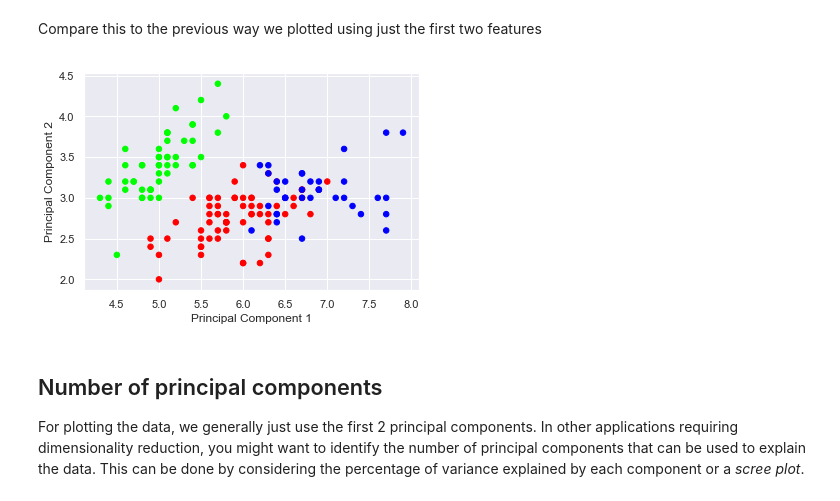
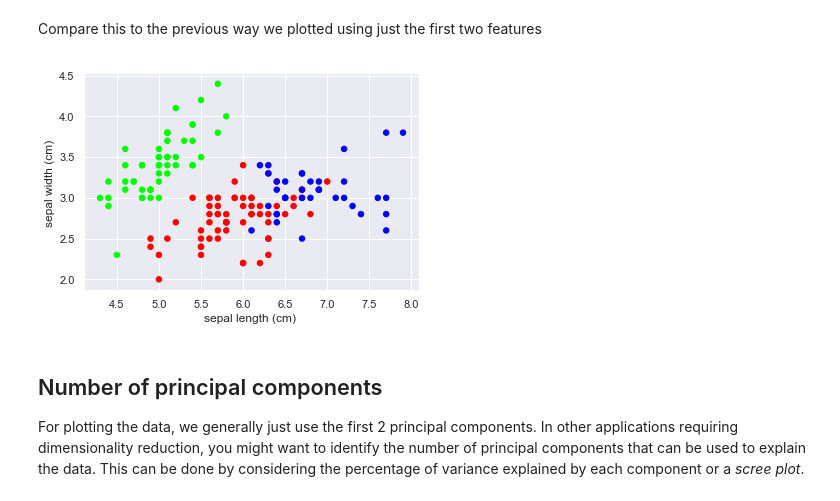
Before and after one commit to datascience-course/2019-datascience-lectures, a Jupyter notebook: 21-DimReduction/21-DimReduction.ipynb, the cells around one changed output. Saved outputs shown, nothing was run; the diff lists cells and outputs as text; code cells hidden in the pictures.

```diff
--- a/21-DimReduction/21-DimReduction.ipynb
+++ b/21-DimReduction/21-DimReduction.ipynb
@@ -202,11 +202,11 @@ Compare this to the previous way we plotted using just the first two features
 # %%
 # plot using first two features
 plt.scatter(X[:, 0], X[:, 1], c=y_pred, cmap=cmap_bold,s=30)
-plt.xlabel('Principal Component 1')
-plt.ylabel('Principal Component 2')
+plt.xlabel('sepal length (cm) ')
+plt.ylabel('sepal width (cm) ')
 plt.show()
 # %% [output]
-[figure, old version]
+[figure, new version]
 # %% [markdown]
 ## Number of principal components
 
```
Also changed, not shown: parts of 2 cells of this notebook.
